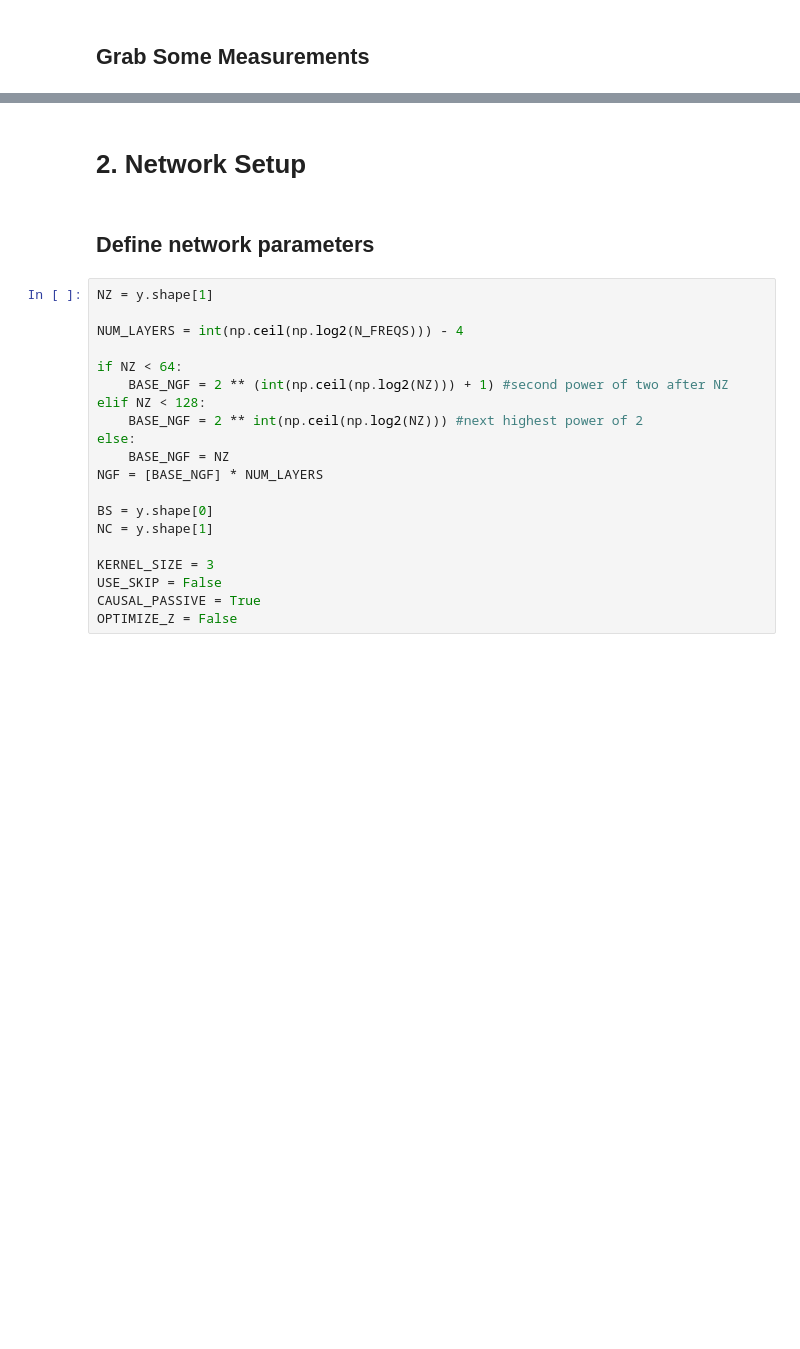
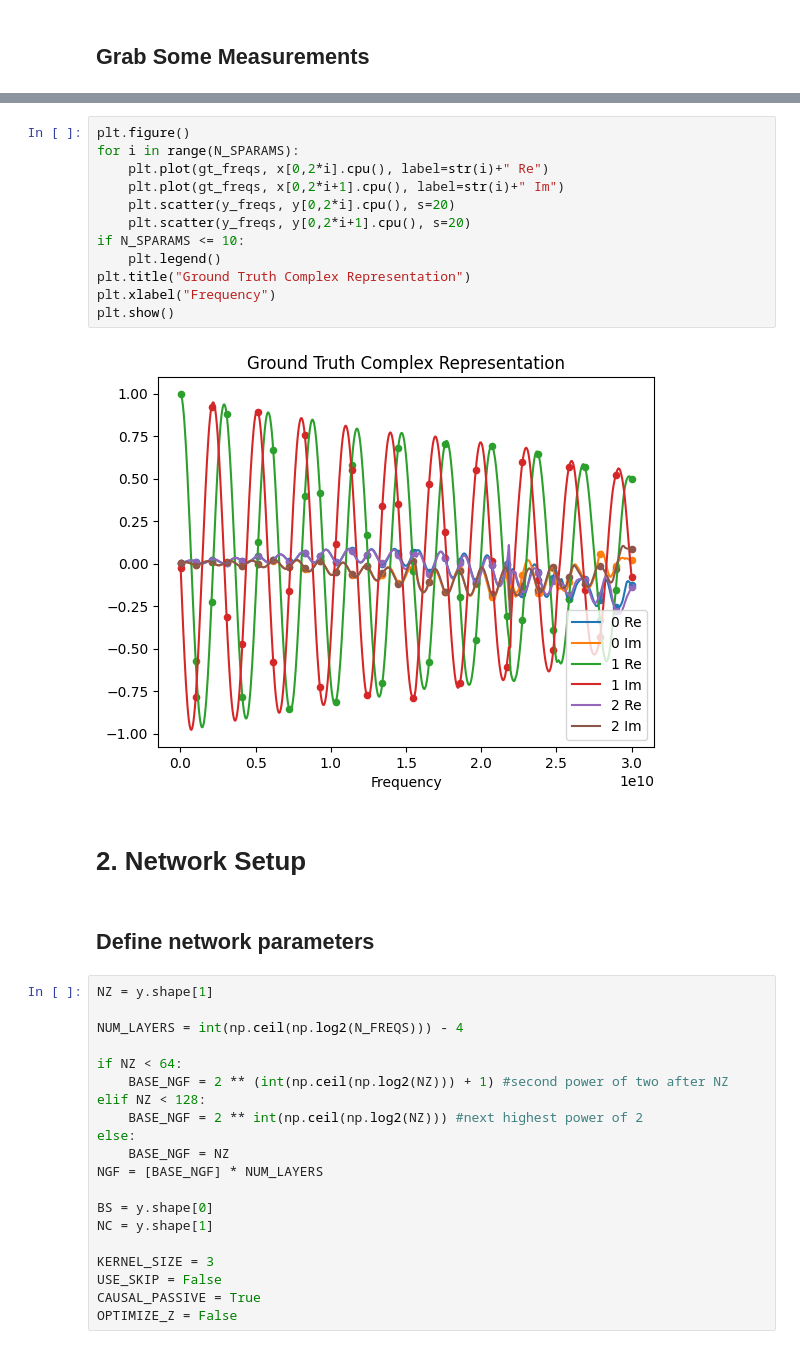
Before and after one commit to VarunGorti/CurveFitting-DIP, a Jupyter notebook: RESUNET_V4.ipynb, the cells around one changed output, grey strips where cells are left out. Drawn from its saved outputs; the diff is of its cells as text; blank space fills up the shorter version.

```diff
--- a/RESUNET_V4.ipynb
+++ b/RESUNET_V4.ipynb
@@ -119,3 +151,17 @@ print("y_freqs shape: ", y_freqs.shape)
+# %%
+plt.figure()
+for i in range(N_SPARAMS):
+    plt.plot(gt_freqs, x[0,2*i].cpu(), label=str(i)+" Re")
+    plt.plot(gt_freqs, x[0,2*i+1].cpu(), label=str(i)+" Im")
+    plt.scatter(y_freqs, y[0,2*i].cpu(), s=20)
+    plt.scatter(y_freqs, y[0,2*i+1].cpu(), s=20)
+if N_SPARAMS <= 10:
+    plt.legend()
+plt.title("Ground Truth Complex Representation")
+plt.xlabel("Frequency")
+plt.show()
+# %% [output]
+[figure, added]
 # %% [markdown]
 # 2. Network Setup
 # %% [markdown]
```
Also changed, not shown: parts of 29 cells of this notebook, 2 other files.
